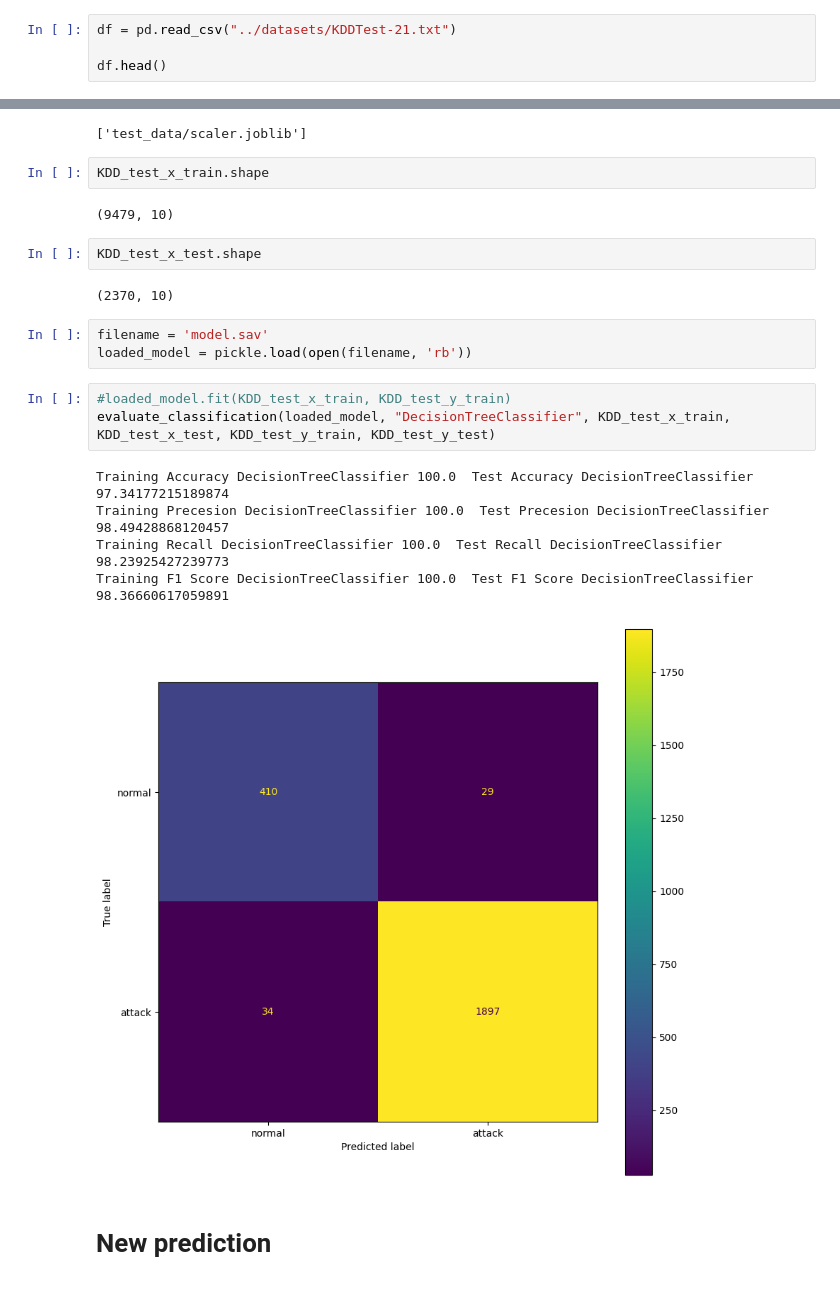
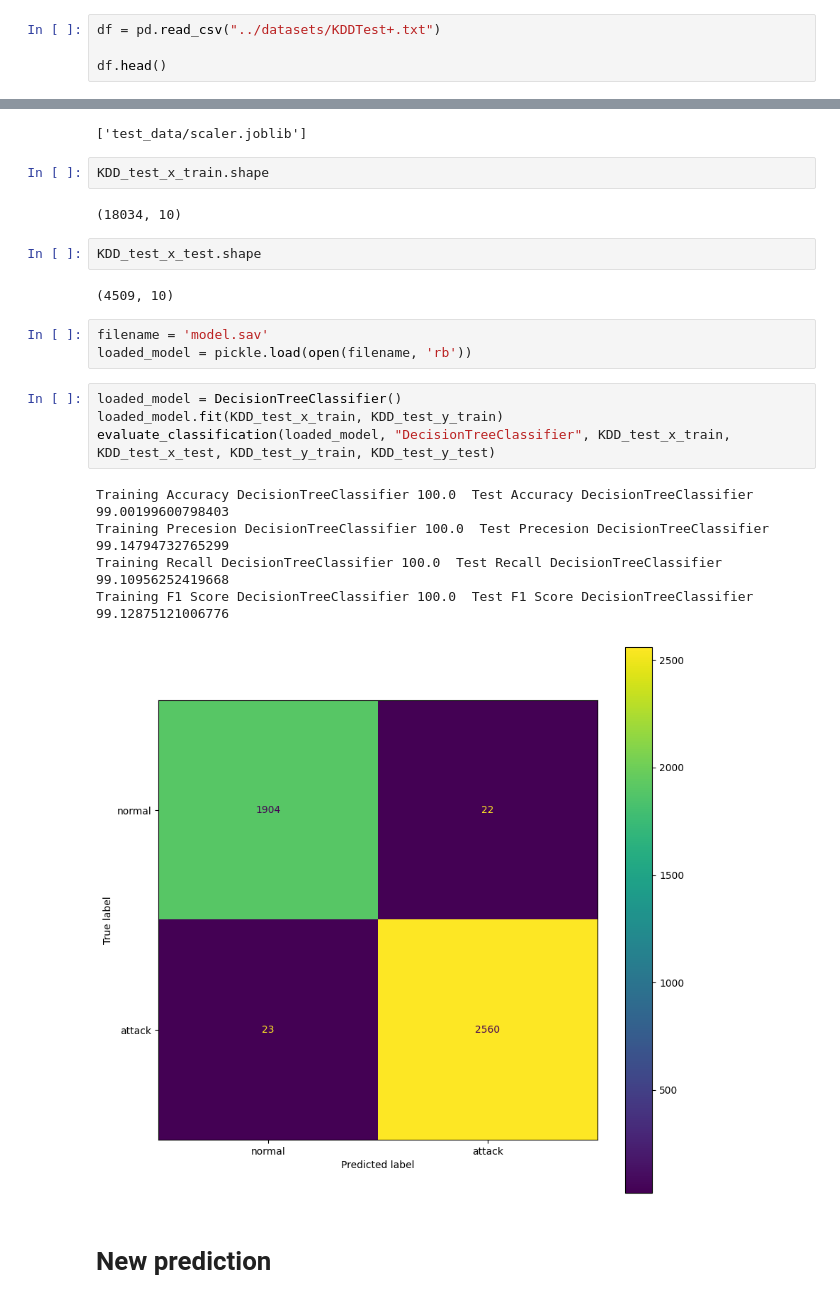
Before and after one commit to NorAlija/xai_thesis_work, a Jupyter notebook: intrusion_detection/main.ipynb, the cells around one changed output, grey strips where cells are left out. Drawn from its saved outputs; the diff is of its cells as text.

```diff
--- a/intrusion_detection/main.ipynb
+++ b/intrusion_detection/main.ipynb
@@ -256,7 +254,7 @@ pickle.dump(model, open(filename, 'wb'))
 # %% [markdown]
 # Evaluating with Test dataset
 # %%
-df = pd.read_csv("../datasets/KDDTest-21.txt")
+df = pd.read_csv("../datasets/KDDTest+.txt")
 
 df.head()
 # %% [output]
@@ -384,23 +382,24 @@ dump(scaler_KDD_test, "test_data/scaler.joblib")
 # %%
 KDD_test_x_train.shape
 # %% [output]
-(9479, 10)
+(18034, 10)
 # %%
 KDD_test_x_test.shape
 # %% [output]
-(2370, 10)
+(4509, 10)
 # %%
 filename = 'model.sav'
 loaded_model = pickle.load(open(filename, 'rb'))
 # %%
-#loaded_model.fit(KDD_test_x_train, KDD_test_y_train)
+loaded_model = DecisionTreeClassifier()
+loaded_model.fit(KDD_test_x_train, KDD_test_y_train)
 evaluate_classification(loaded_model, "DecisionTreeClassifier", KDD_test_x_train, KDD_test_x_test, KDD_test_y_train, KDD_test_y_test)
 # %% [output]
-Training Accuracy DecisionTreeClassifier 100.0  Test Accuracy DecisionTreeClassifier 97.34177215189874
-Training Precesion DecisionTreeClassifier 100.0  Test Precesion DecisionTreeClassifier 98.49428868120457
-Training Recall DecisionTreeClassifier 100.0  Test Recall DecisionTreeClassifier 98.23925427239773
-Training F1 Score DecisionTreeClassifier 100.0  Test F1 Score DecisionTreeClassifier 98.36660617059891
+Training Accuracy DecisionTreeClassifier 100.0  Test Accuracy DecisionTreeClassifier 99.00199600798403
+Training Precesion DecisionTreeClassifier 100.0  Test Precesion DecisionTreeClassifier 99.14794732765299
+Training Recall DecisionTreeClassifier 100.0  Test Recall DecisionTreeClassifier 99.10956252419668
+Training F1 Score DecisionTreeClassifier 100.0  Test F1 Score DecisionTreeClassifier 99.12875121006776
-[figure, old version]
+[figure, new version]
 # %% [markdown]
 # New prediction
 # %%
```
Also changed, not shown: parts of 8 cells of this notebook, 3 other files.
